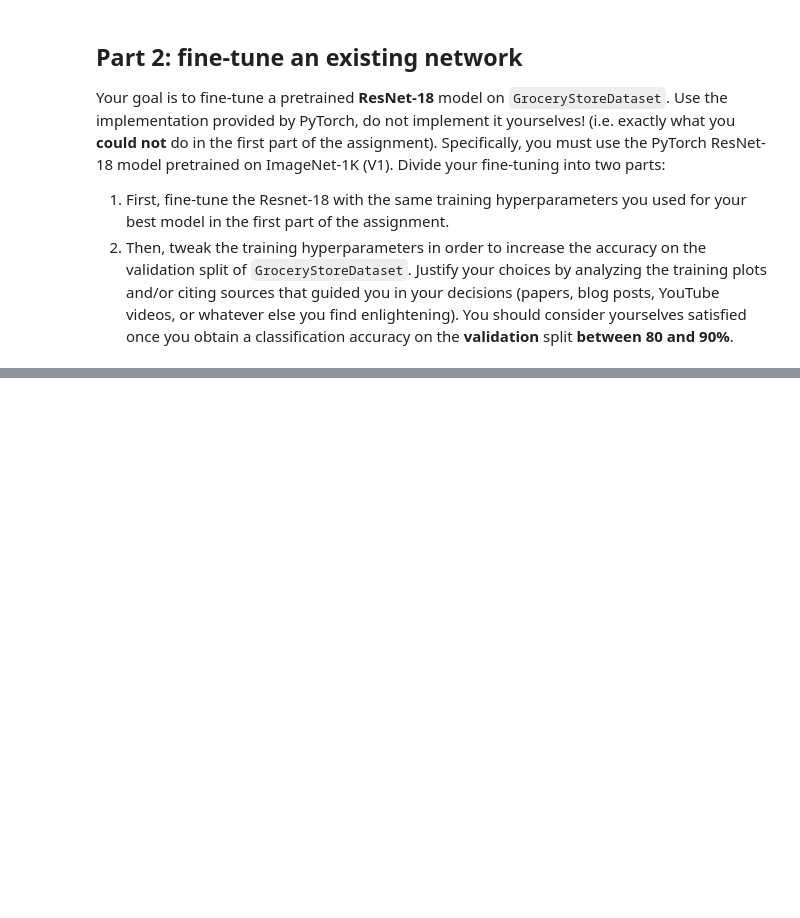
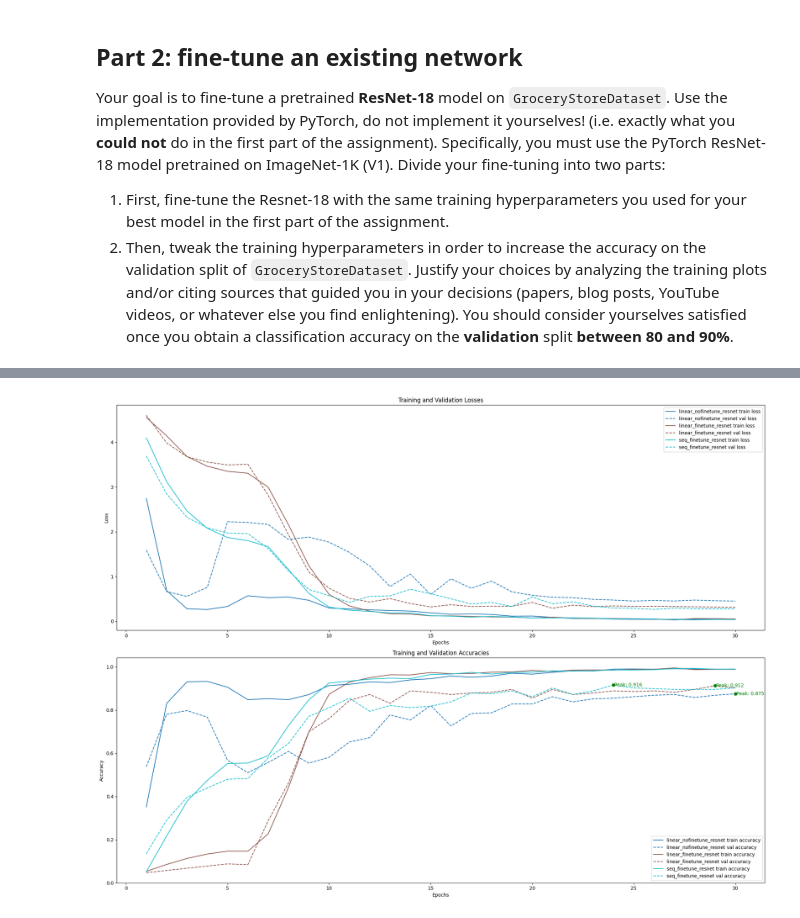
Before and after one commit to DanieleBaiocco/IPCV_assignment2, a Jupyter notebook: assignment_2.ipynb, the cells around one changed output, grey strips where cells are left out. Cells and saved outputs as stored; diff of their text form; code cells hidden in the pictures; blank space fills up the shorter version.

Commit message:
resnet finetuning concluded

```diff
--- a/assignment_2.ipynb
+++ b/assignment_2.ipynb
@@ -665,4 +694,7 @@ cnf = { 'train_transform': train_transform(crop_size, mean, std),
 # %% [markdown]
 TROVA UN MODO PER TROVARE NUMERO DI PARAMETRI
 FAI PARAGONE CON QUELLI RIPORTATI DAL SUMMARY
+# %%
+device = torch.device('cuda' if torch.cuda.is_available() else 'cpu')
+columns = ['model_name', 'best_val_acc', 'flops', 'macs', 'n_params']
 # %%
@@ -767,0 +826,38 @@ Your goal is to fine-tune a pretrained **ResNet-18** model on `GroceryStoreDatas
+# %%
+def fine_tune(train_cnf, model, device, lr_groups_fn, fr_epochs = 6):
+    train_cnf_f = update_config(train_cnf, 'lr', train_cnf['lr']/10)
+    epochs = train_cnf_f['n_epochs']
+    unfr_epochs = train_cnf['n_epochs'] - fr_epochs
+    train_cnf_fr = update_config(train_cnf_f, 'n_epochs', fr_epochs)
+
+    head_params = get_head_params(model)
+    for param in head_params:
+       param.requires_grad = False
+
+    resnet_history1, acc_value1, _, _, _ = execute(train_cnf_fr, model, device, create_no_subgroups)
+
+    train_cnf_unfr = update_config(train_cnf_f, 'n_epochs', unfr_epochs)
+
+    for param in head_params:
+       param.requires_grad = True
+    resnet_history2, acc_value2, flops, macs, params = execute(train_cnf_unfr, model, device, lr_groups_fn)
+    return merge_histories(resnet_history1, resnet_history2), max(acc_value1, acc_value2), flops, macs, params
+# %%
+resnets_res = []
+resnets_histories = []
+resnet_cnfs = {'linear_nofinetune_resnet': (lambda in_feat: torch.nn.Linear(in_feat, num_classes), execute, create_no_subgroups),
+               'linear_finetune_resnet': (lambda in_feat: torch.nn.Linear(in_feat, num_classes), fine_tune, create_subgroups),
+               'seq_finetune_resnet': (lambda in_feat:  torch.nn.Sequential(
+                                        torch.nn.Linear(in_feat, 512),
+                                        torch.nn.ReLU(),
+                                        torch.nn.Linear(512, num_classes)), fine_tune, create_subgroups)}
+for idx, (conf_name, configuration) in enumerate(resnet_cnfs.items()):
+    print(f'Training and evaluating {conf_name} model')
+    head_creator, execute_fn, subgroups_creator = configuration
+    model = get_net(head_creator).to(device)
+    history, acc_value, flops, macs, params = execute_fn(cnf_tr, model, device, subgroups_creator)
+    resnets_res.append([conf_name, acc_value, flops, macs, params])
+    resnets_histories.append(history)
+resnets_res = pd.DataFrame(resnets_res, columns = columns)
+resnets_res.to_csv('resnets_results.csv', index=False)
+pd.DataFrame(resnets_histories).to_csv('resnet_histories.csv', index = False)
@@ -767,0 +914,4 @@ Your goal is to fine-tune a pretrained **ResNet-18** model on `GroceryStoreDatas
+# %%
+plot_model_histories(resnets_histories, resnets_res['model_name'], resnets_res['best_val_acc'])
+# %% [output]
+[figure, added]
```
Also changed, not shown: parts of 18 cells of this notebook, 6 other files.
